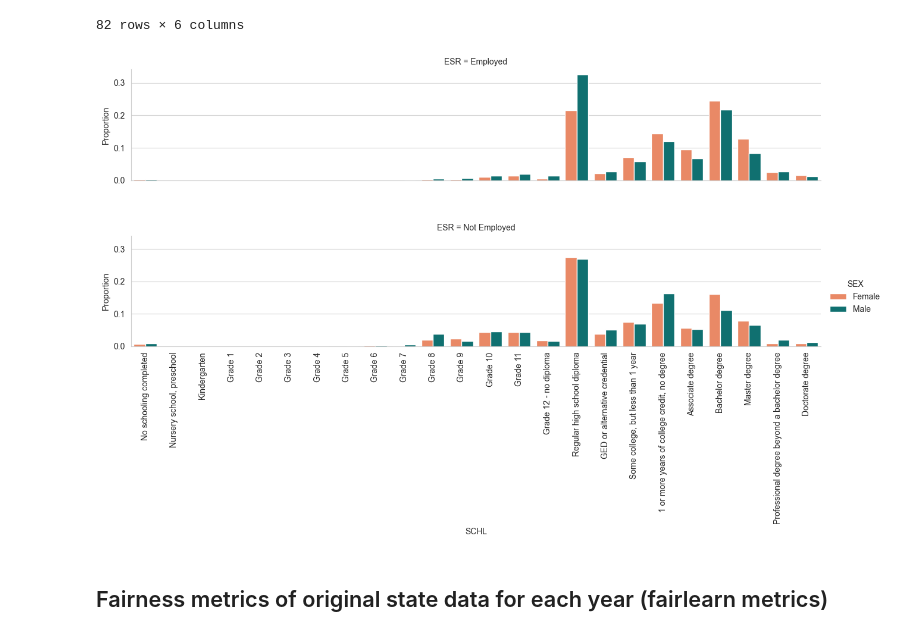
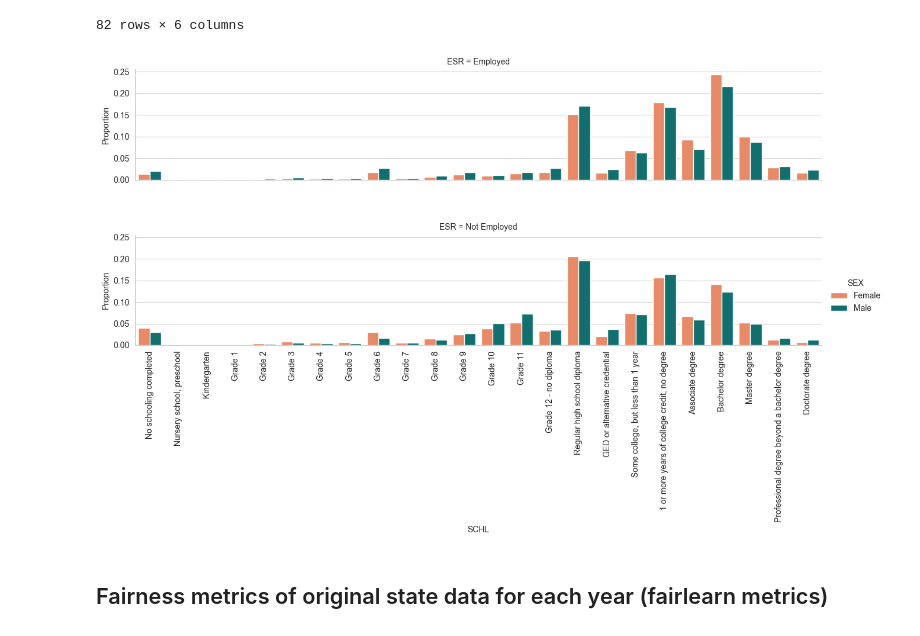
Before and after one commit to SaraBonati/fair_ml_thesis, a Jupyter notebook: notebooks/figures.ipynb, the cells around one changed output. Cells and saved outputs as stored; diff of their text form; code cells hidden in the pictures.

```diff
--- a/notebooks/figures.ipynb
+++ b/notebooks/figures.ipynb
@@ -177,7 +177,7 @@ df1.loc[df1['SEX'] == 2, 'SEX'] = 'Female'
 
 df1.loc[df1['RAC1P'] == 1, 'RAC1P'] = 'White'
 df1.loc[df1['RAC1P'] == 2, 'RAC1P'] = 'Black'
-df1.loc[df1['RAC1P'] == 3, 'Other'] = 'Other'
+df1.loc[df1['RAC1P'] == 3, 'RAC1P'] = 'Other'
 
 df1.loc[df1['ESR'] == 1, 'ESR'] = 'Employed'
 df1.loc[df1['ESR'] == 0, 'ESR'] = 'Not Employed'
@@ -383,37 +380,37 @@ edu_df_sex = df1.groupby(by=['YEAR','STATE','SEX','ESR'])['SCHL'].value_counts(n
     ('Proportion')\
     .reset_index()
 
-g = sns.catplot(data=edu_df_sex[(edu_df_sex['YEAR']==2014)&(edu_df_sex['STATE'].isin(['VT']))],
+g = sns.catplot(data=edu_df_sex[(edu_df_sex['YEAR']==2014)&(edu_df_sex['STATE'].isin(['CA']))],
                 x="SCHL",
                 y='Proportion',
                 hue="SEX",
                 row='ESR',
                 order=[ "No schooling completed","Nursery school, preschool","Kindergarten","Grade 1","Grade 2",
 "Grade 3",
 "Grade 4",
 "Grade 5",
 "Grade 6",
 "Grade 7",
  "Grade 8",
 "Grade 9",
 "Grade 10",
 "Grade 11",
     "Grade 12 - no diploma",
    "Regular high school diploma",
    "GED or alternative credential",
   "Some college, but less than 1 year",
     "1 or more years of college credit, no degree",
     "Associate degree",
     "Bachelor degree",
 "Master degree",
 "Professional degree beyond a bachelor degree",
 "Doctorate degree"], hue_order=['Female','Male'],
                 palette={'Female': 'coral', 'Male': 'teal'},
             kind='bar', errorbar=None, aspect=2.5)
 plt.xticks(rotation=90)
 plt.subplots_adjust(bottom=0.5,hspace=0.5)
 # %% [output]
-[figure, old version]
+[figure, new version]
 # %% [markdown]
 ## Fairness metrics of original state data for each year (fairlearn metrics)
 # %%
```
Also changed, not shown: parts of 10 cells of this notebook.
